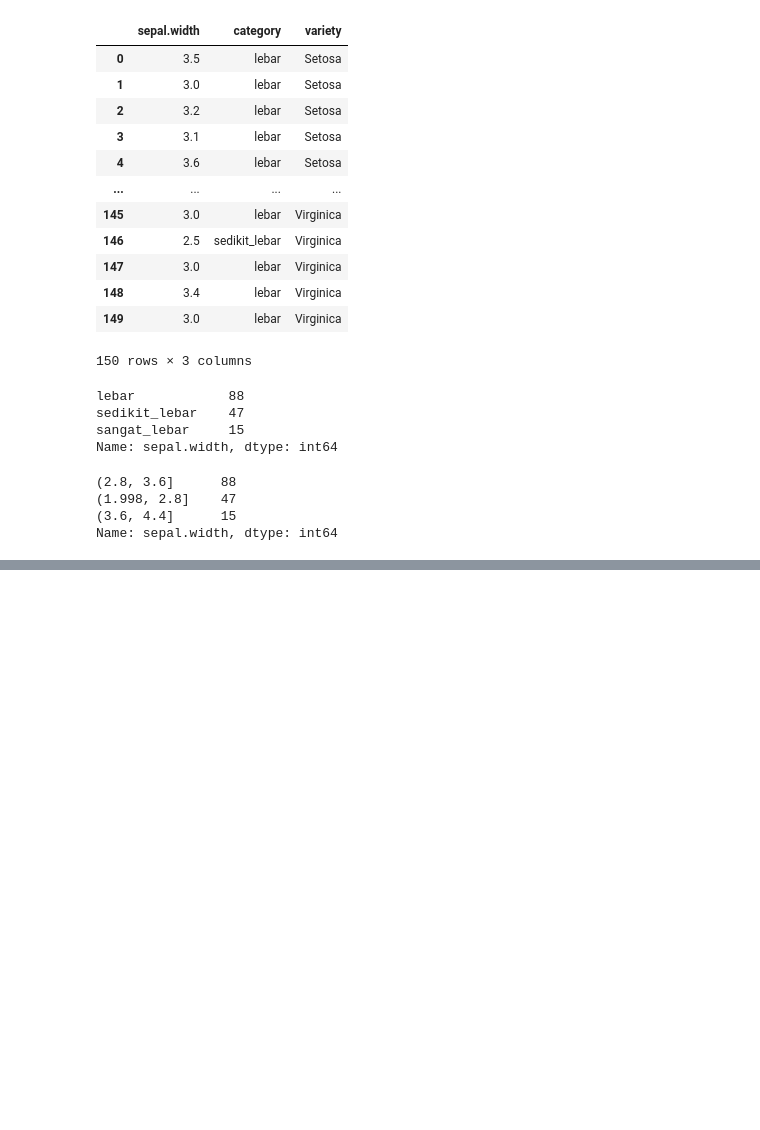
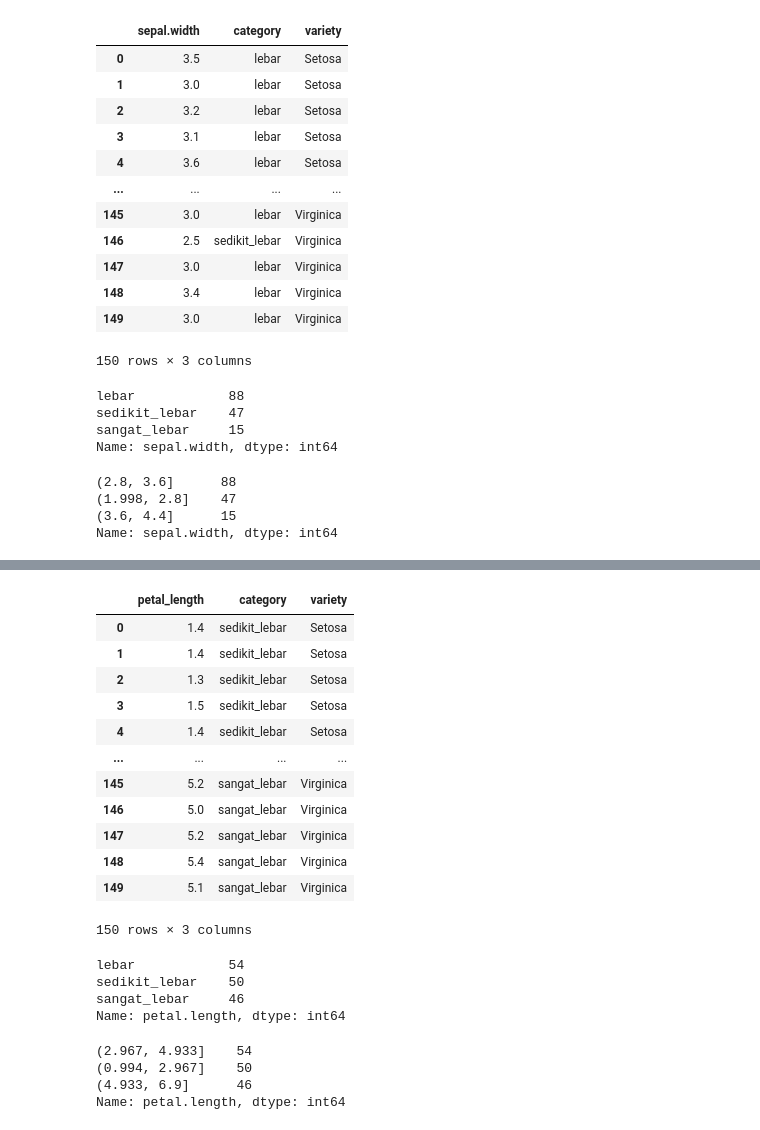
Before and after one commit to CAHYANIR/datamining, a Jupyter notebook: _sources/Tugas_2.ipynb, the cells around one changed output, grey strips where cells are left out. Drawn from its saved outputs; the diff is of its cells as text; code cells hidden in the pictures; blank space fills up the shorter version.

```diff
--- a/_sources/Tugas_2.ipynb
+++ b/_sources/Tugas_2.ipynb
@@ -110,0 +242,46 @@ interval_petal_width_ew_binning = pd.cut(PETAL_WIDTH_SERIES, amount_of_binning,
+# %%
+# equal-width intervals
+labels = ["sedikit_lebar", "lebar", "sangat_lebar"]
+amount_of_binning = len(labels)
+
+petal_length_ew_binning = pd.cut(PETAL_LENGTH_SERIES, amount_of_binning, True, labels)
+labelled_petal_length_ew_binning = petal_length_ew_binning.value_counts()
+interval_petal_length_ew_binning = pd.cut(PETAL_LENGTH_SERIES, amount_of_binning, True).value_counts()
+# %%
+# dataframe of petal-width and petal category
+df_petal_length_ew =  pd.DataFrame(pd.concat((PETAL_LENGTH_SERIES,petal_length_ew_binning, IRIS_VARIETY), axis=1))
+# %%
+# change columns name
+df_petal_length_ew.columns = ["petal_length", "category", "variety"]
+# %%
+df_petal_length_ew
+# %% [output]
+|  | petal_length | category | variety |
+| 0 | 1.4 | sedikit_lebar | Setosa |
+| 1 | 1.4 | sedikit_lebar | Setosa |
+| 2 | 1.3 | sedikit_lebar | Setosa |
+| 3 | 1.5 | sedikit_lebar | Setosa |
+| 4 | 1.4 | sedikit_lebar | Setosa |
+| ... | ... | ... | ... |
+| 145 | 5.2 | sangat_lebar | Virginica |
+| 146 | 5.0 | sangat_lebar | Virginica |
+| 147 | 5.2 | sangat_lebar | Virginica |
+| 148 | 5.4 | sangat_lebar | Virginica |
+| 149 | 5.1 | sangat_lebar | Virginica |
+150 rows × 3 columns
+# %%
+# equal-width intervals binning with label
+labelled_petal_length_ew_binning
+# %% [output]
+lebar            54
+sedikit_lebar    50
+sangat_lebar     46
+Name: petal.length, dtype: int64
+# %%
+# equal-width intervals out label
+interval_petal_length_ew_binning
+# %% [output]
+(2.967, 4.933]    54
+(0.994, 2.967]    50
+(4.933, 6.9]      46
+Name: petal.length, dtype: int64
```
Also changed, not shown: parts of 56 cells of this notebook, 2 other files.
